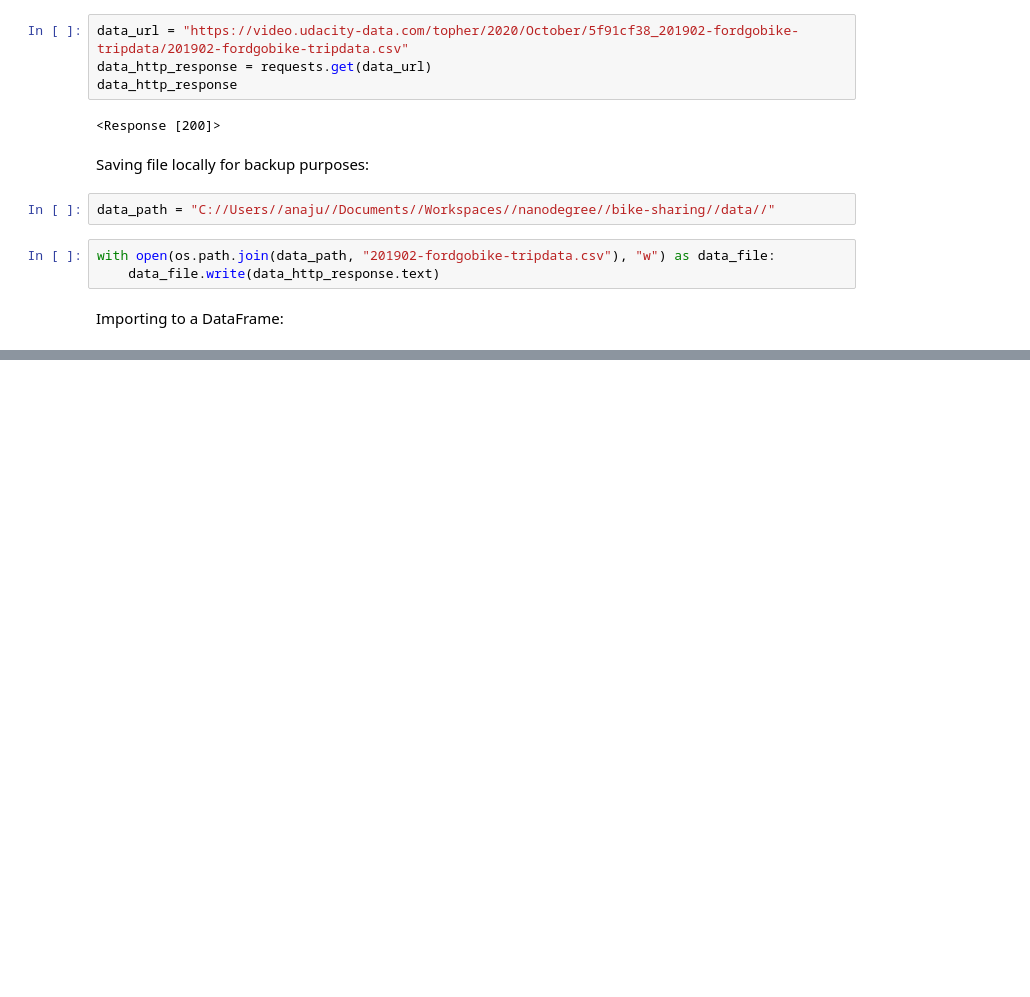
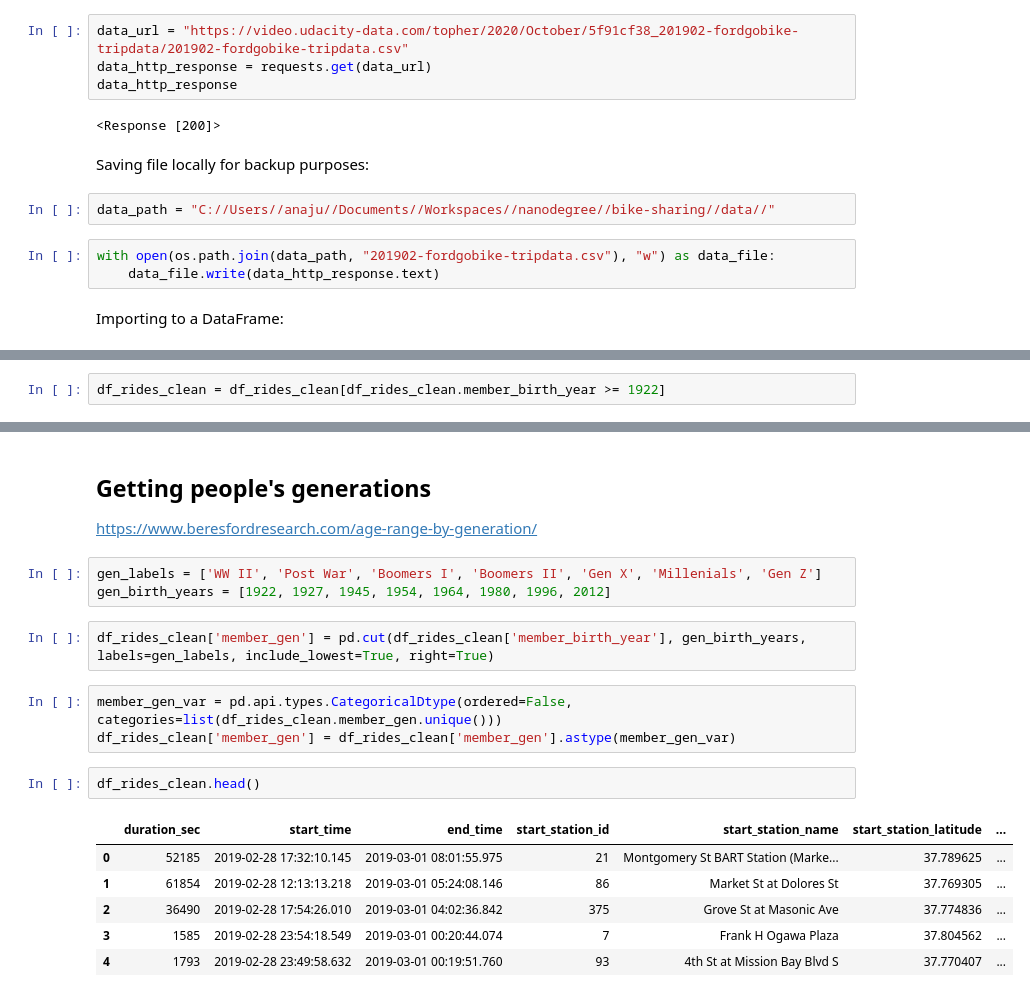
Before and after one commit to anajbellini/san-francisco-bike-sharing, a Jupyter notebook: notebooks/exploratory_analysis.ipynb, the cells around one changed output, grey strips where cells are left out. Cells and saved outputs as stored; diff of their text form; blank space fills up the shorter version.

```diff
--- a/notebooks/exploratory_analysis.ipynb
+++ b/notebooks/exploratory_analysis.ipynb
@@ -48,0 +166,2 @@ bike_sharing_data.head()
+# %%
+df_rides_clean = df_rides_clean[df_rides_clean.member_birth_year >= 1922]
@@ -48,0 +216,21 @@ bike_sharing_data.head()
+# %% [markdown]
+## Getting people's generations
+
+https://www.beresfordresearch.com/age-range-by-generation/
+# %%
+gen_labels = ['WW II', 'Post War', 'Boomers I', 'Boomers II', 'Gen X', 'Millenials', 'Gen Z']
+gen_birth_years = [1922, 1927, 1945, 1954, 1964, 1980, 1996, 2012]
+# %%
+df_rides_clean['member_gen'] = pd.cut(df_rides_clean['member_birth_year'], gen_birth_years, labels=gen_labels, include_lowest=True, right=True)
+# %%
+member_gen_var = pd.api.types.CategoricalDtype(ordered=False, categories=list(df_rides_clean.member_gen.unique()))
+df_rides_clean['member_gen'] = df_rides_clean['member_gen'].astype(member_gen_var)
+# %%
+df_rides_clean.head()
+# %% [output]
+|  | duration_sec | start_time | end_time | start_station_id | start_station_name | start_station_latitude | ... |
+| 0 | 52185 | 2019-02-28 17:32:10.145 | 2019-03-01 08:01:55.975 | 21 | Montgomery St BART Station (Marke... | 37.789625 | ... |
+| 1 | 61854 | 2019-02-28 12:13:13.218 | 2019-03-01 05:24:08.146 | 86 | Market St at Dolores St | 37.769305 | ... |
+| 2 | 36490 | 2019-02-28 17:54:26.010 | 2019-03-01 04:02:36.842 | 375 | Grove St at Masonic Ave | 37.774836 | ... |
+| 3 | 1585 | 2019-02-28 23:54:18.549 | 2019-03-01 00:20:44.074 | 7 | Frank H Ogawa Plaza | 37.804562 | ... |
+| 4 | 1793 | 2019-02-28 23:49:58.632 | 2019-03-01 00:19:51.760 | 93 | 4th St at Mission Bay Blvd S | 37.770407 | ... |
```
Also changed, not shown: parts of 38 cells of this notebook.
